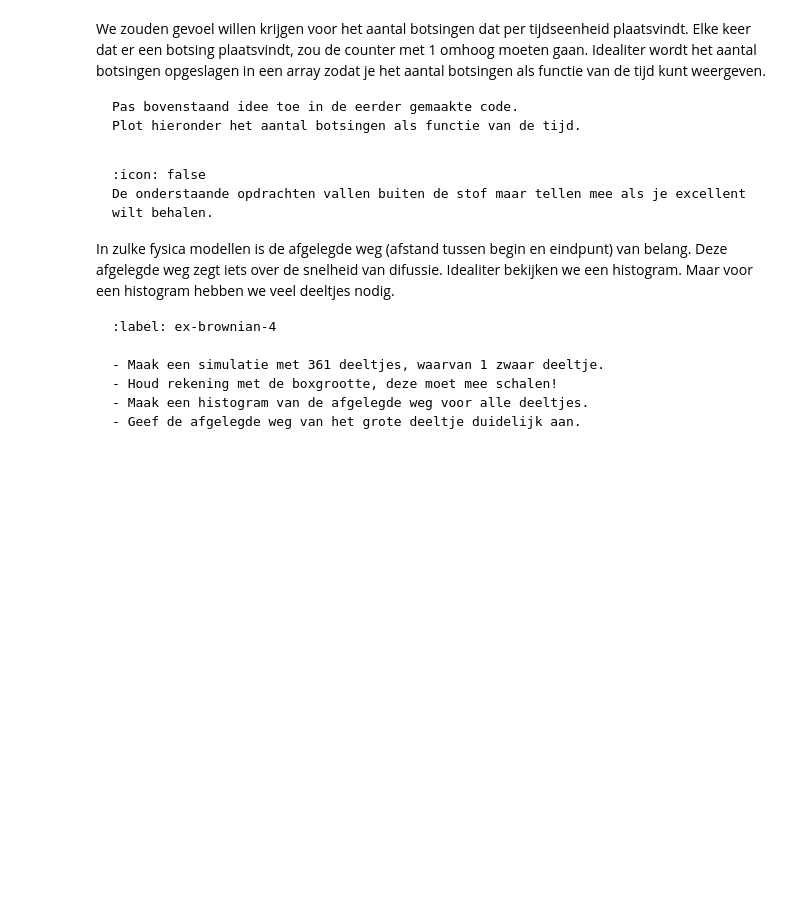
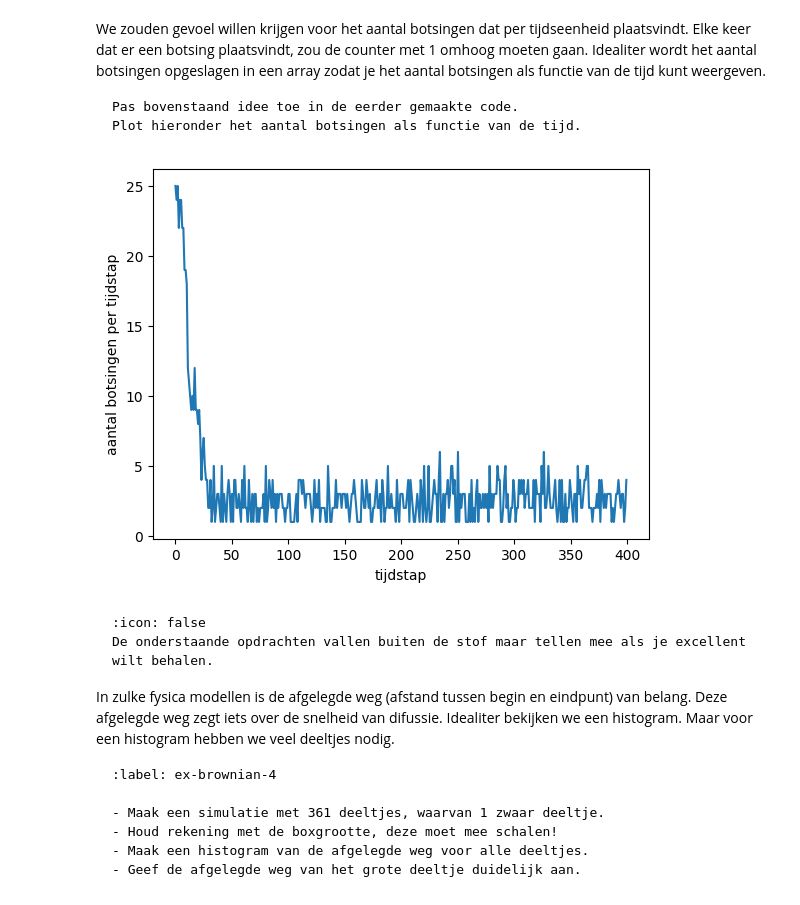
Before and after one commit to thijnholswilder/T_Holswilder, a Jupyter notebook: Content/PySim/4_brownianmotion.ipynb, the cells around one changed output. Saved outputs shown, nothing was run; the diff lists cells and outputs as text; code cells hidden in the pictures; blank space fills up the shorter version.

````diff
--- a/Content/PySim/4_brownianmotion.ipynb
+++ b/Content/PySim/4_brownianmotion.ipynb
@@ -210,7 +246,13 @@ Pas bovenstaand idee toe in de eerder gemaakte code.
 Plot hieronder het aantal botsingen als functie van de tijd.
 ```
 # %%
-#your code/answer
+plt.figure()
+plt.plot(collision_count)
+plt.xlabel("tijdstap")
+plt.ylabel("aantal botsingen per tijdstap")
+plt.show()
+# %% [output]
+[figure, added]
 # %% [markdown]
 ```{warning} 🌶 Let op!
 :icon: false
````
Also changed, not shown: parts of 7 cells of this notebook, 5 other files.
